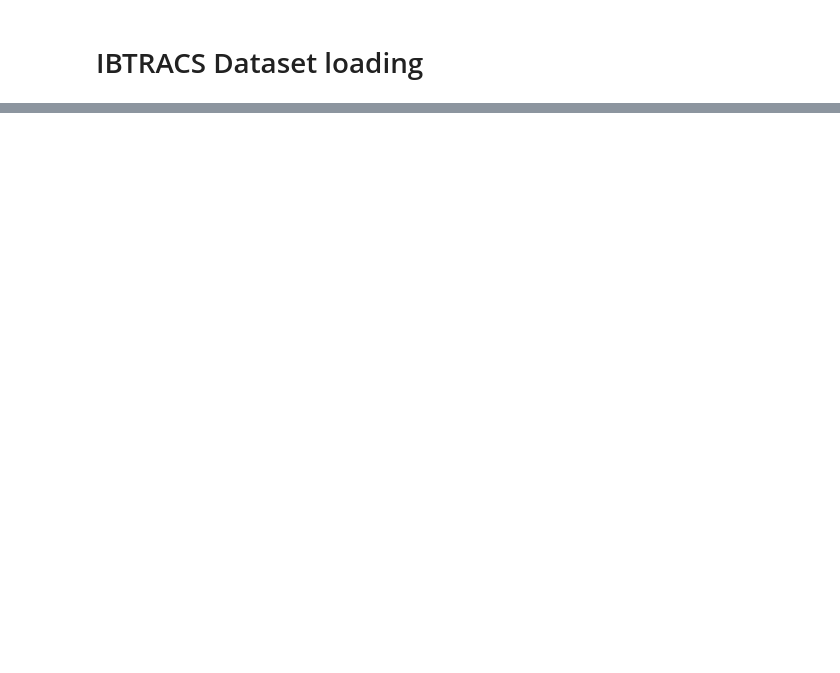
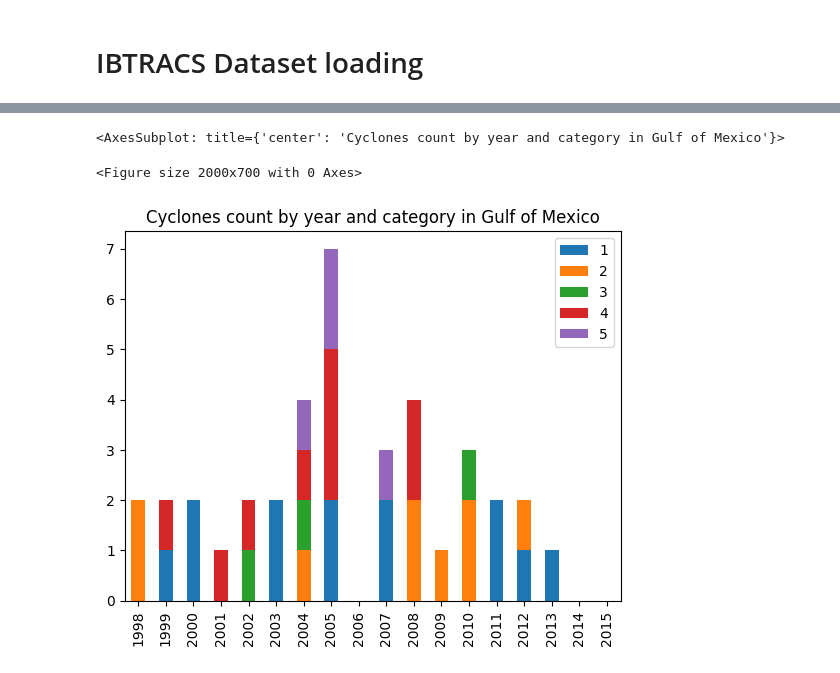
Before and after one commit to GGomez99/ds2-2023-Project2, a Jupyter notebook: project/arens-gomez-humeau-khieu/ibtracs-analysis.ipynb, the cells around one changed output, grey strips where cells are left out. Drawn from its saved outputs; the diff is of its cells as text; code cells hidden in the pictures; blank space fills up the shorter version.

```diff
--- a/project/arens-gomez-humeau-khieu/ibtracs-analysis.ipynb
+++ b/project/arens-gomez-humeau-khieu/ibtracs-analysis.ipynb
@@ -111,0 +153,6 @@ plot_im(typhoonsMapData.LON, typhoonsMapData.LAT, [1 for i in range(len(typhoons
+# %%
+# Adding more columns about time and cyclone category (from average wind speed)
+cyclonesMapData["MONTH_TIME"] = cyclonesMapData["SEC_TIME"].dt.month
+cyclonesMapData["YEAR_TIME"] = cyclonesMapData["SEC_TIME"].dt.year
+cyclonesMapData["CATEGORY"] = pd.cut(cyclonesMapData['USA_WIND'], bins=windSpeedBins, labels=categoryLabels)
+cyclonesMapData
@@ -111,0 +173,11 @@ plot_im(typhoonsMapData.LON, typhoonsMapData.LAT, [1 for i in range(len(typhoons
+# %%
+# Display cyclones by category for each year
+typhoonCountByYear = pd.DataFrame(index=cyclonesMapData["YEAR_TIME"].unique())
+for category in categoryLabels[1:]:
+    typhoonCountByYear[category] = cyclonesMapData[["YEAR_TIME", "CATEGORY"]][cyclonesMapData["CATEGORY"] == category].groupby("YEAR_TIME").count()["CATEGORY"]
+figure(figsize=(20, 7))
+typhoonCountByYear[["1", "2", "3","4", "5"]].plot.bar(stacked=True, title='Cyclones count by year and category in ' + zoneAnalysis)
+# %% [output]
+<AxesSubplot: title={'center': 'Cyclones count by year and category in Gulf of Mexico'}>
+<Figure size 2000x700 with 0 Axes>
+[figure, added]
```
Also changed, not shown: parts of 22 cells of this notebook, 1 other file.
